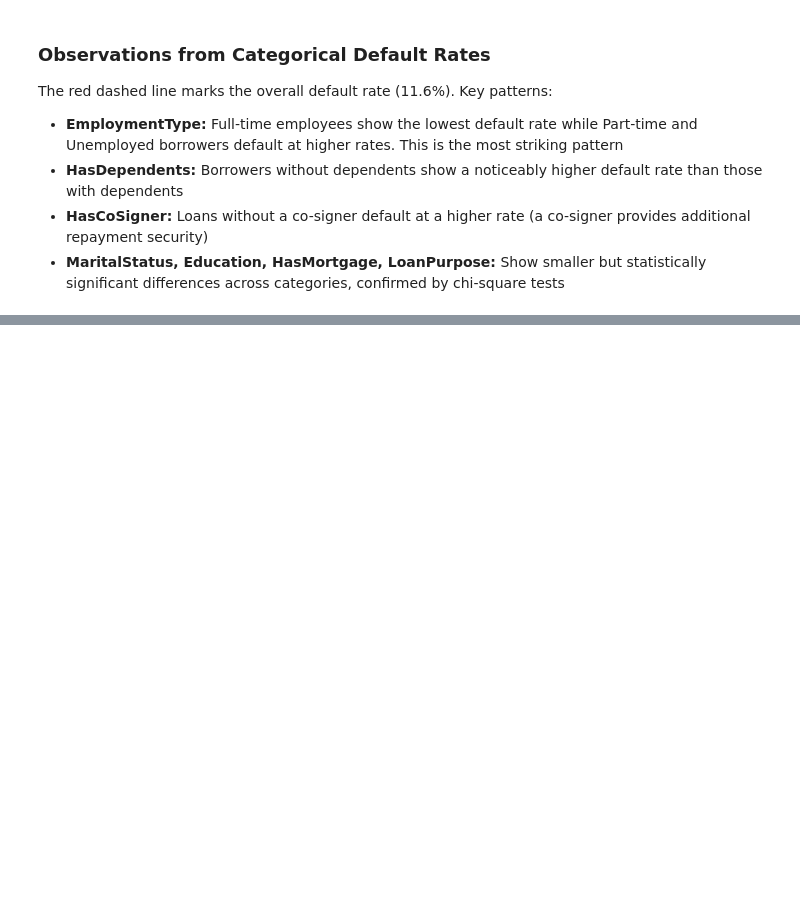
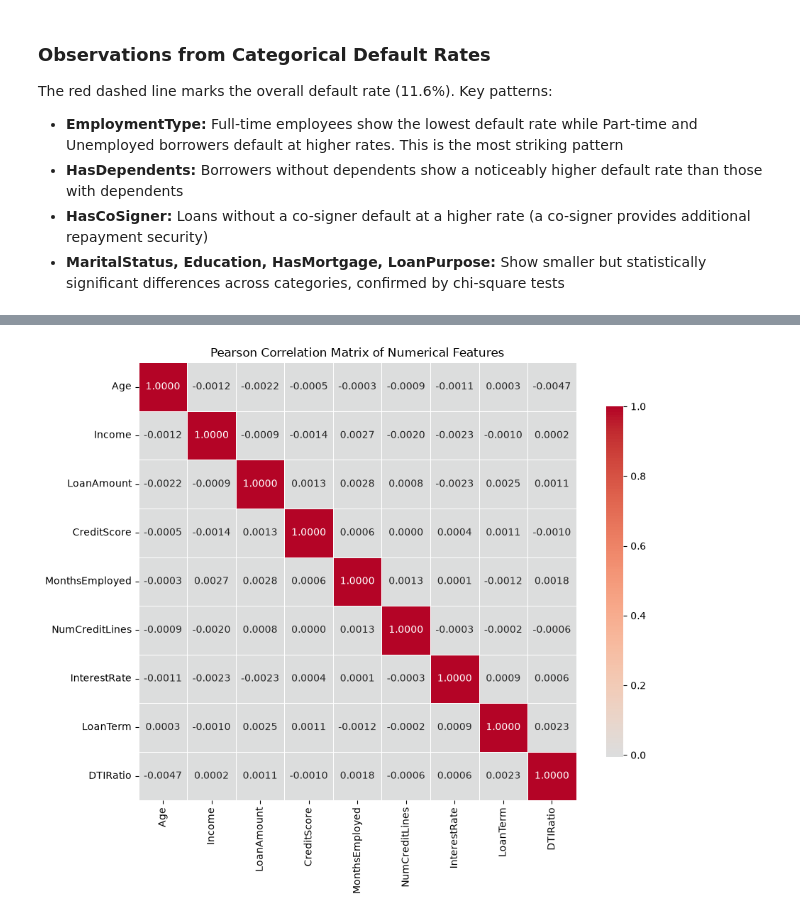
Before and after one commit to harshit87612/loan-default-prediction, a Jupyter notebook: notebooks/01_eda.ipynb, the cells around one changed output, grey strips where cells are left out. Saved outputs shown, nothing was run; the diff lists cells and outputs as text; code cells hidden in the pictures; blank space fills up the shorter version.

```diff
--- a/notebooks/01_eda.ipynb
+++ b/notebooks/01_eda.ipynb
@@ -252,0 +313,33 @@ The red dashed line marks the overall default rate (11.6%). Key patterns:
+# %%
+numeric_cols = [
+    'Age',
+    'Income',
+    'LoanAmount',
+    'CreditScore',
+    'MonthsEmployed',
+    'NumCreditLines',
+    'InterestRate',
+    'LoanTerm',
+    'DTIRatio'
+]
+
+corr_matrix = df[numeric_cols].corr(method="pearson")
+
+plt.figure(figsize=(10, 8))
+
+sns.heatmap(
+    corr_matrix,
+    annot=True,
+    fmt=".4f",
+    cmap="coolwarm",
+    center=0,
+    square=True,
+    linewidths=0.5,
+    cbar_kws={"shrink": 0.8}
+)
+
+plt.title("Pearson Correlation Matrix of Numerical Features")
+plt.tight_layout()
+plt.show()
+# %% [output]
+[figure, added]
```
Also changed, not shown: parts of 24 cells of this notebook.
